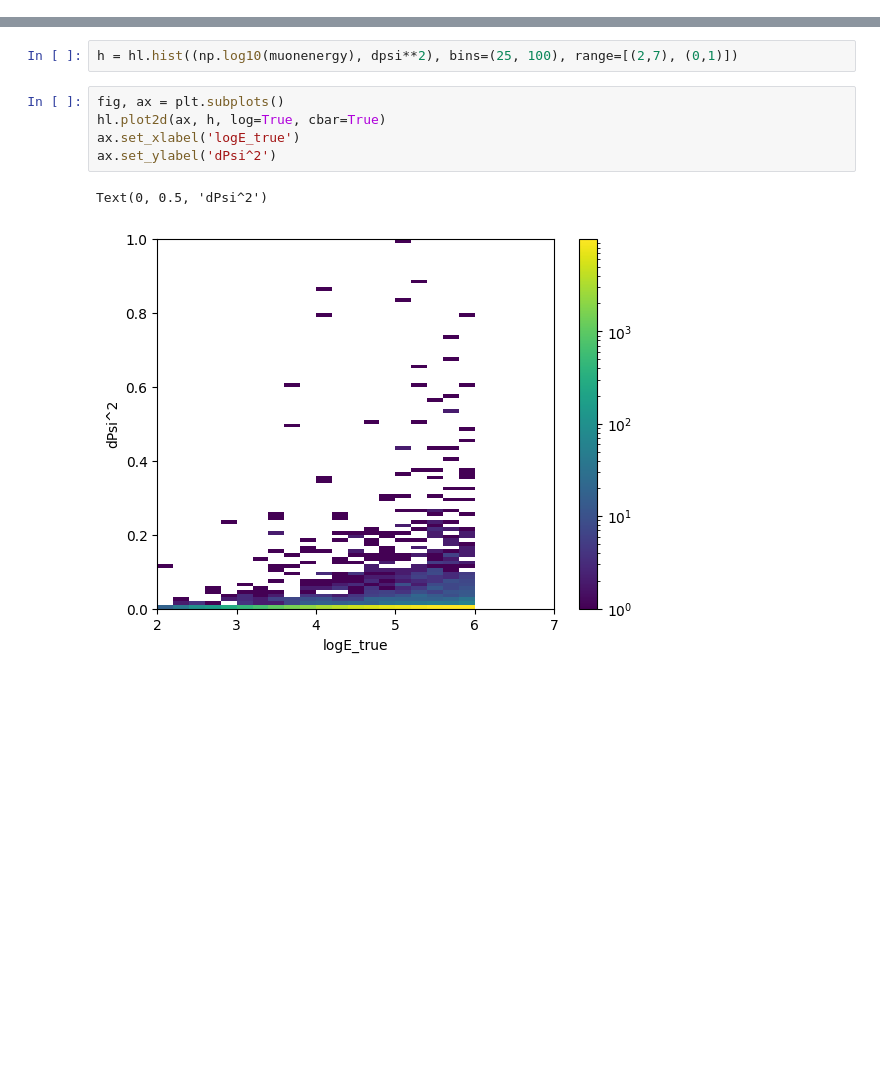
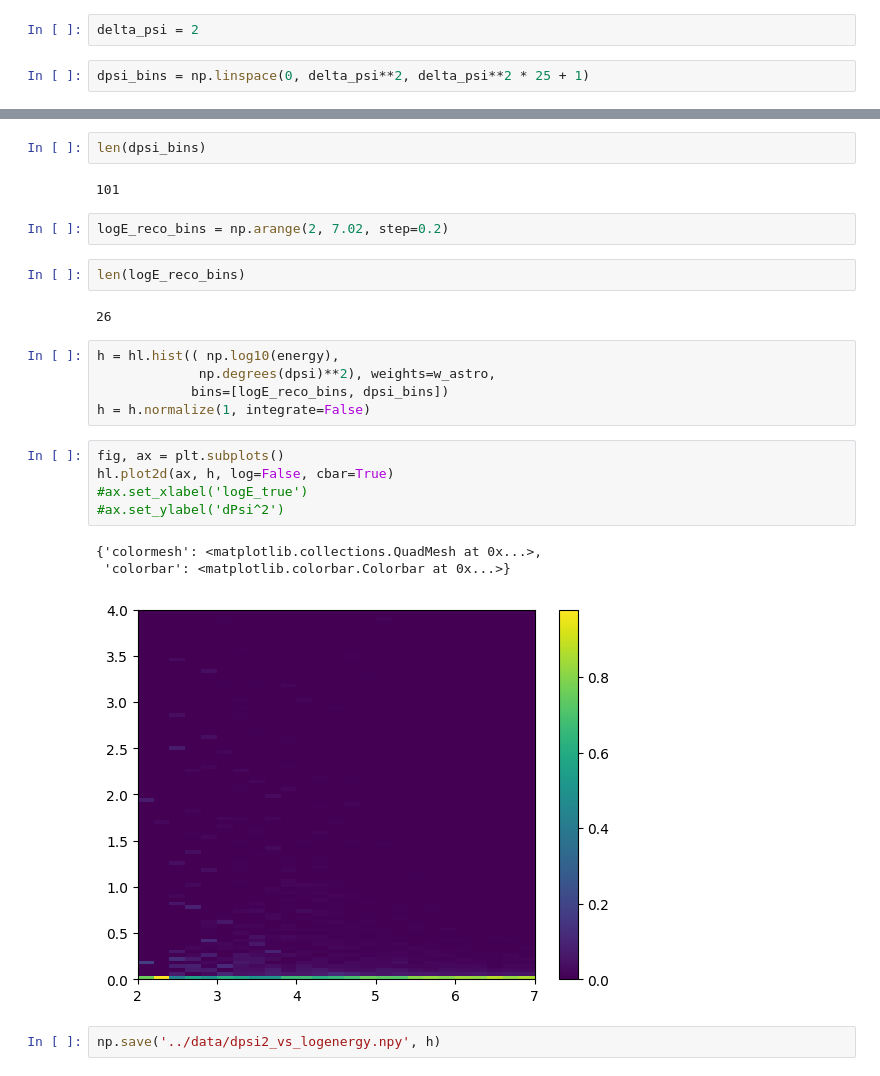
Before and after one commit to ssclafani949/pone_scripts, a Jupyter notebook: nb/create_E_psi2_plot.ipynb, the cells around one changed output, grey strips where cells are left out. Saved outputs shown, nothing was run; the diff lists cells and outputs as text; blank space fills up the shorter version.

Commit message:
working ps calc with broken reco

```diff
--- a/nb/create_E_psi2_plot.ipynb
+++ b/nb/create_E_psi2_plot.ipynb
@@ -6,0 +29,4 @@ dpsi, muonenergy = np.load('../data/dpsi_vs_energy.npy')
+# %%
+delta_psi = 2
+# %%
+dpsi_bins = np.linspace(0, delta_psi**2, delta_psi**2 * 25 + 1)
@@ -7,10 +40,26 @@ dpsi, muonenergy = np.load('../data/dpsi_vs_energy.npy')
+# %%
+len(dpsi_bins)
+# %% [output]
+101
+# %%
+logE_reco_bins = np.arange(2, 7.02, step=0.2)
+# %%
+len(logE_reco_bins)
+# %% [output]
+26
 # %%
-h = hl.hist((np.log10(muonenergy), dpsi**2), bins=(25, 100), range=[(2,7), (0,1)])
+h = hl.hist(( np.log10(energy),
+             np.degrees(dpsi)**2), weights=w_astro,
+            bins=[logE_reco_bins, dpsi_bins])
+h = h.normalize(1, integrate=False)
 # %%
 fig, ax = plt.subplots()
-hl.plot2d(ax, h, log=True, cbar=True)
-ax.set_xlabel('logE_true')
-ax.set_ylabel('dPsi^2')
+hl.plot2d(ax, h, log=False, cbar=True)
+#ax.set_xlabel('logE_true')
+#ax.set_ylabel('dPsi^2')
 # %% [output]
-Text(0, 0.5, 'dPsi^2')
+{'colormesh': <matplotlib.collections.QuadMesh at 0x...>,
+ 'colorbar': <matplotlib.colorbar.Colorbar at 0x...>}
-[figure, old version]
+[figure, new version]
+# %%
+np.save('../data/dpsi2_vs_logenergy.npy', h)
```
Also changed, not shown: parts of 8 cells of this notebook, 1 other file.
